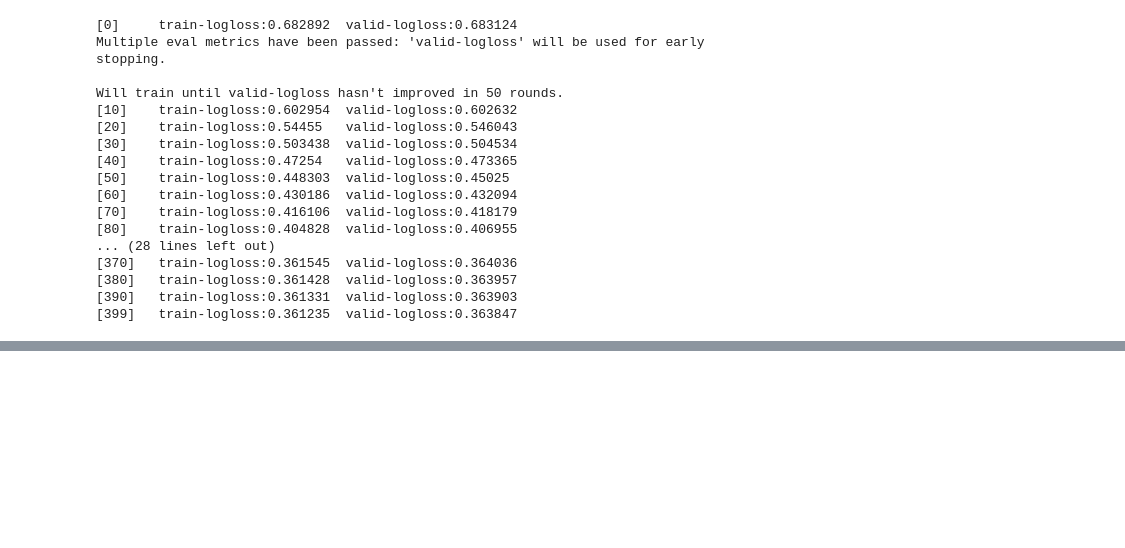
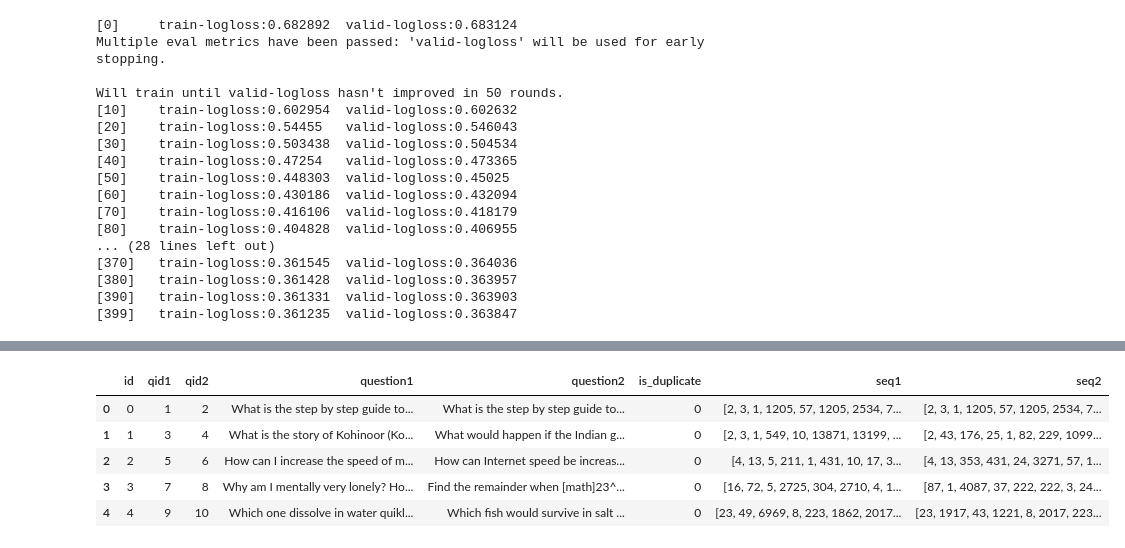
Before and after one commit to DevanshiSanghvi/Quora-Question-Pairs, a Jupyter notebook: XGBoost.ipynb, the cells around one changed output, grey strips where cells are left out. Drawn from its saved outputs; the diff is of its cells as text; code cells hidden in the pictures; blank space fills up the shorter version.

```diff
--- a/XGBoost.ipynb
+++ b/XGBoost.ipynb
@@ -355,0 +409,18 @@ sub.to_csv('/input/simple_xgb.csv', index=False)
+# %%
+import re
+def removeNum(train_list):
+  new_list = []
+  for elem in train_list:
+    elem = re.sub(r'[+-]?([0-9]*[.])?[0-9]+', ' ', str(elem))
+    new_list.append(elem)
+
+  return new_list
+# %%
+vocab_size=20000
+tokenizer=Tokenizer(num_words=vocab_size)
+tokenizer.fit_on_texts(train_list)
+
+train_list1 = removeNum(train_list1)
+train_list2 = removeNum(train_list2)
+sequence1=tokenizer.texts_to_sequences(train_list1)
+sequence2=tokenizer.texts_to_sequences(train_list2)
@@ -355,0 +435,9 @@ sub.to_csv('/input/simple_xgb.csv', index=False)
+# %%
+df_train.head()
+# %% [output]
+|  | id | qid1 | qid2 | question1 | question2 | is_duplicate | seq1 | seq2 |
+| 0 | 0 | 1 | 2 | What is the step by step guide to... | What is the step by step guide to... | 0 | [2, 3, 1, 1205, 57, 1205, 2534, 7... | [2, 3, 1, 1205, 57, 1205, 2534, 7... |
+| 1 | 1 | 3 | 4 | What is the story of Kohinoor (Ko... | What would happen if the Indian g... | 0 | [2, 3, 1, 549, 10, 13871, 13199, ... | [2, 43, 176, 25, 1, 82, 229, 1099... |
+| 2 | 2 | 5 | 6 | How can I increase the speed of m... | How can Internet speed be increas... | 0 | [4, 13, 5, 211, 1, 431, 10, 17, 3... | [4, 13, 353, 431, 24, 3271, 57, 1... |
+| 3 | 3 | 7 | 8 | Why am I mentally very lonely? Ho... | Find the remainder when [math]23^... | 0 | [16, 72, 5, 2725, 304, 2710, 4, 1... | [87, 1, 4087, 37, 222, 222, 3, 24... |
+| 4 | 4 | 9 | 10 | Which one dissolve in water quikl... | Which fish would survive in salt ... | 0 | [23, 49, 6969, 8, 223, 1862, 2017... | [23, 1917, 43, 1221, 8, 2017, 223... |
```
Also changed, not shown: parts of 35 cells of this notebook.
